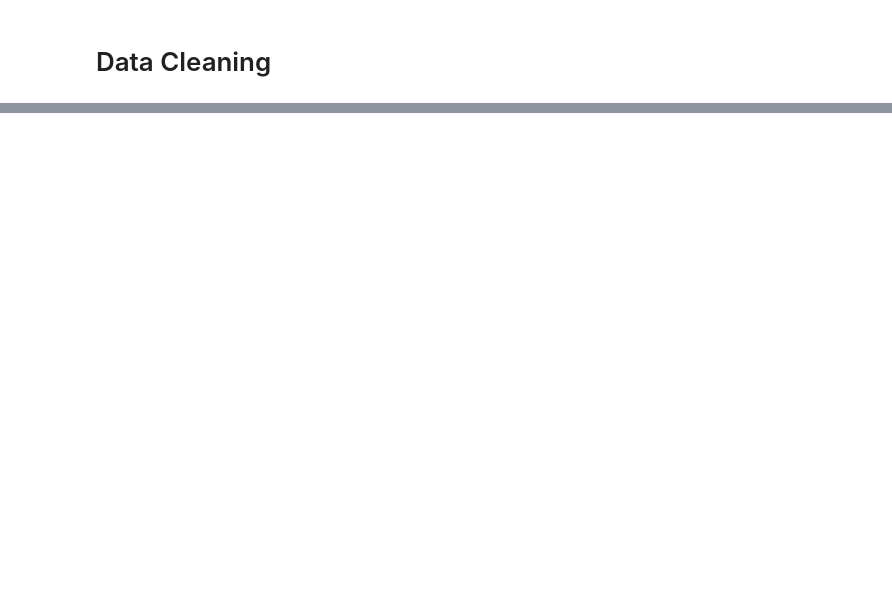
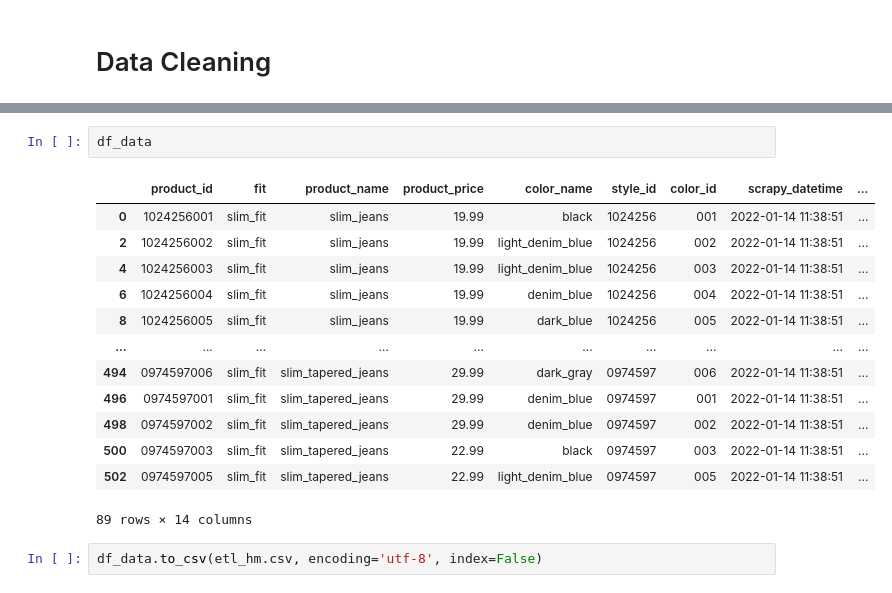
Before and after one commit to rmendes1/star-jeans, a Jupyter notebook: ETL_verification.ipynb, the cells around one changed output, grey strips where cells are left out. Saved outputs shown, nothing was run; the diff lists cells and outputs as text; blank space fills up the shorter version.

```diff
--- a/ETL_verification.ipynb
+++ b/ETL_verification.ipynb
@@ -342,3 +319,21 @@ KeyError: 'cotton'
+# %%
+df_data
+# %% [output]
+|  | product_id | fit | product_name | product_price | color_name | style_id | color_id | scrapy_datetime | ... |
+| 0 | 1024256001 | slim_fit | slim_jeans | 19.99 | black | 1024256 | 001 | 2022-01-14 11:38:51 | ... |
+| 2 | 1024256002 | slim_fit | slim_jeans | 19.99 | light_denim_blue | 1024256 | 002 | 2022-01-14 11:38:51 | ... |
+| 4 | 1024256003 | slim_fit | slim_jeans | 19.99 | light_denim_blue | 1024256 | 003 | 2022-01-14 11:38:51 | ... |
+| 6 | 1024256004 | slim_fit | slim_jeans | 19.99 | denim_blue | 1024256 | 004 | 2022-01-14 11:38:51 | ... |
+| 8 | 1024256005 | slim_fit | slim_jeans | 19.99 | dark_blue | 1024256 | 005 | 2022-01-14 11:38:51 | ... |
+| ... | ... | ... | ... | ... | ... | ... | ... | ... | ... |
+| 494 | 0974597006 | slim_fit | slim_tapered_jeans | 29.99 | dark_gray | 0974597 | 006 | 2022-01-14 11:38:51 | ... |
+| 496 | 0974597001 | slim_fit | slim_tapered_jeans | 29.99 | denim_blue | 0974597 | 001 | 2022-01-14 11:38:51 | ... |
+| 498 | 0974597002 | slim_fit | slim_tapered_jeans | 29.99 | denim_blue | 0974597 | 002 | 2022-01-14 11:38:51 | ... |
+| 500 | 0974597003 | slim_fit | slim_tapered_jeans | 22.99 | black | 0974597 | 003 | 2022-01-14 11:38:51 | ... |
+| 502 | 0974597005 | slim_fit | slim_tapered_jeans | 22.99 | light_denim_blue | 0974597 | 005 | 2022-01-14 11:38:51 | ... |
+89 rows × 14 columns
+# %%
+df_data.to_csv(etl_hm.csv, encoding='utf-8', index=False)
 # %%
 df_ref
 # %% [output]
```
Also changed, not shown: parts of 14 cells of this notebook, 1 other file.
